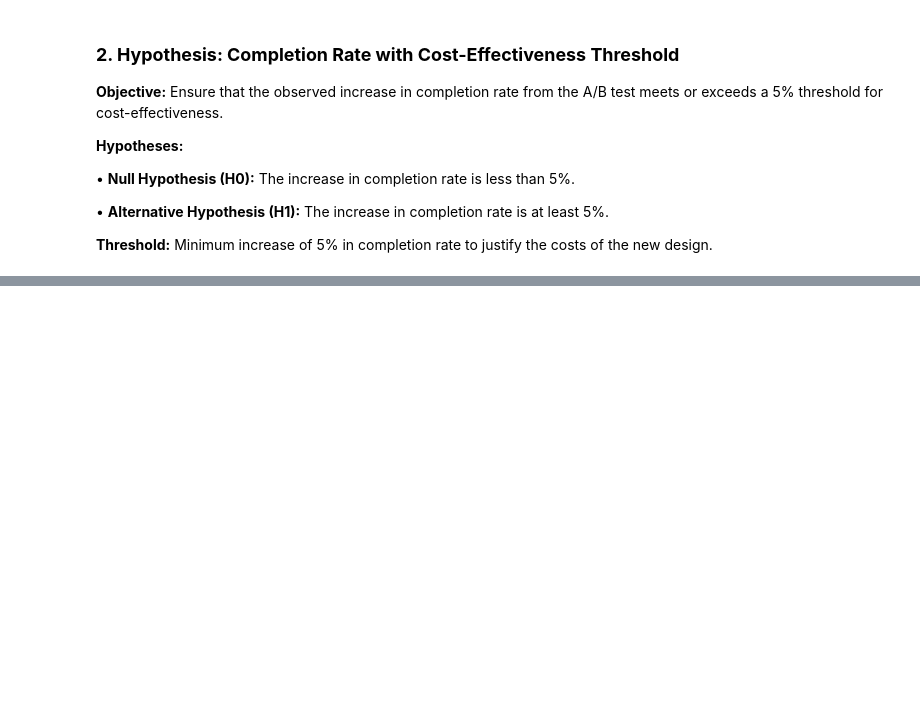
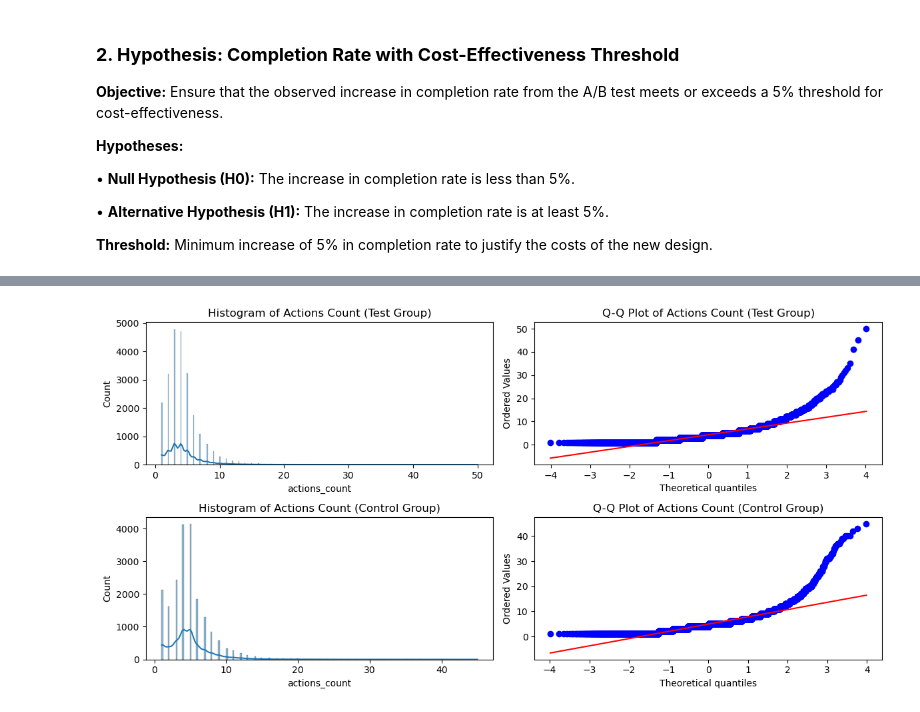
Before and after one commit to AlexRibeiro95/Vanguard-EDA, a Jupyter notebook: data/hypothesis_testing/hypothesis_testing.ipynb, the cells around one changed output, grey strips where cells are left out. Cells and saved outputs as stored; diff of their text form; code cells hidden in the pictures; blank space fills up the shorter version.

```diff
--- a/data/hypothesis_testing/hypothesis_testing.ipynb
+++ b/data/hypothesis_testing/hypothesis_testing.ipynb
@@ -112,0 +226,14 @@ Conclusion:
+# %%
+# Create actions_count column by counting the process_step for each client_id
+
+control_data['actions_count'] = control_data.groupby('client_id')['process_step'].transform('count')
+test_data['actions_count'] = test_data.groupby('client_id')['process_step'].transform('count')
+
+# Drop duplicates to ensure each client_id has one row with actions_count
+
+df_control = control_data.drop_duplicates(subset=['client_id'])
+df_test = test_data.drop_duplicates(subset=['client_id'])
+
+# Display the first few rows to confirm the actions_count column
+
+df_control[['client_id', 'actions_count']].head(), df_test[['client_id', 'actions_count']].head()
@@ -112,0 +259,27 @@ Conclusion:
+# %%
+import scipy.stats as stats
+
+# Histogram and Q-Q plot for Test group
+plt.figure(figsize=(12, 6))
+
+plt.subplot(2, 2, 1)
+sns.histplot(df_test['actions_count'], kde=True)
+plt.title('Histogram of Actions Count (Test Group)')
+
+plt.subplot(2, 2, 2)
+stats.probplot(df_test['actions_count'], dist="norm", plot=plt)
+plt.title('Q-Q Plot of Actions Count (Test Group)')
+
+# Histogram and Q-Q plot for Control group
+plt.subplot(2, 2, 3)
+sns.histplot(df_control['actions_count'], kde=True)
+plt.title('Histogram of Actions Count (Control Group)')
+
+plt.subplot(2, 2, 4)
+stats.probplot(df_control['actions_count'], dist="norm", plot=plt)
+plt.title('Q-Q Plot of Actions Count (Control Group)')
+
+plt.tight_layout()
+plt.show()
+# %% [output]
+[figure, added]
```
Also changed, not shown: parts of 29 cells of this notebook, 4 other files.
